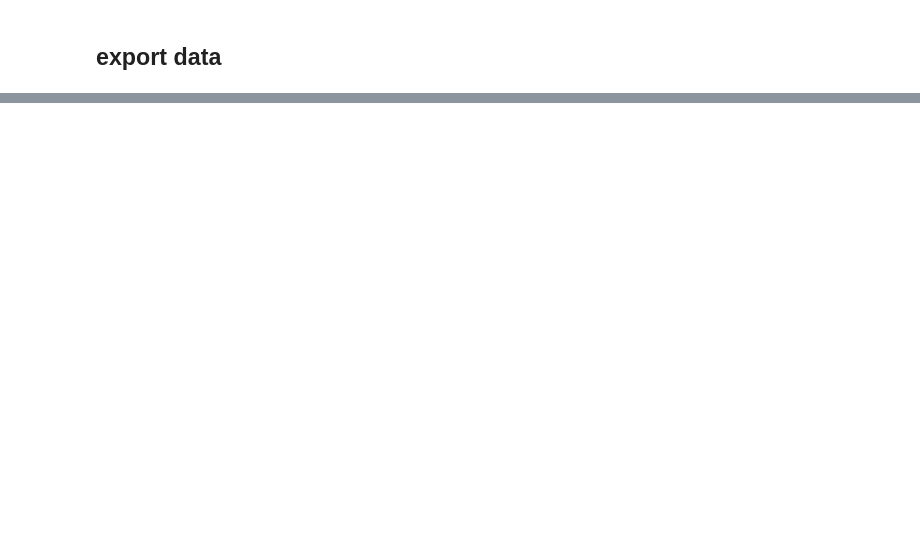
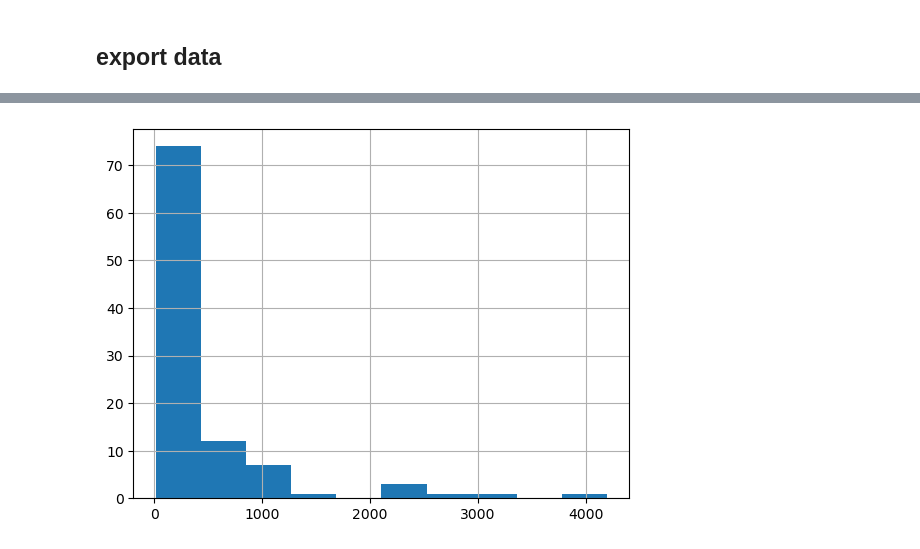
Before and after one commit to CoenBeemer/AI, a Jupyter notebook: src/overlordAI.ipynb, the cells around one changed output, grey strips where cells are left out. Saved outputs shown, nothing was run; the diff lists cells and outputs as text; code cells hidden in the pictures; blank space fills up the shorter version.

```diff
--- a/src/overlordAI.ipynb
+++ b/src/overlordAI.ipynb
@@ -208,0 +319,5 @@ df.sample(5)
+# %%
+df['upvoteCount'].hist()
+pyl.show()
+# %% [output]
+[figure, added]
```
Also changed, not shown: parts of 15 cells of this notebook.
